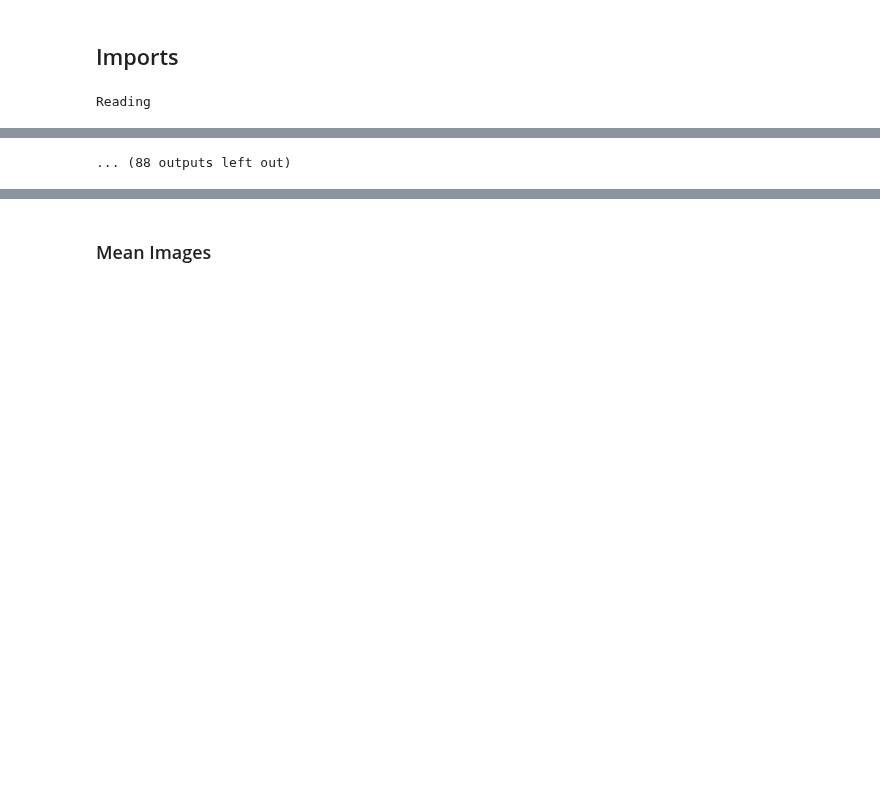
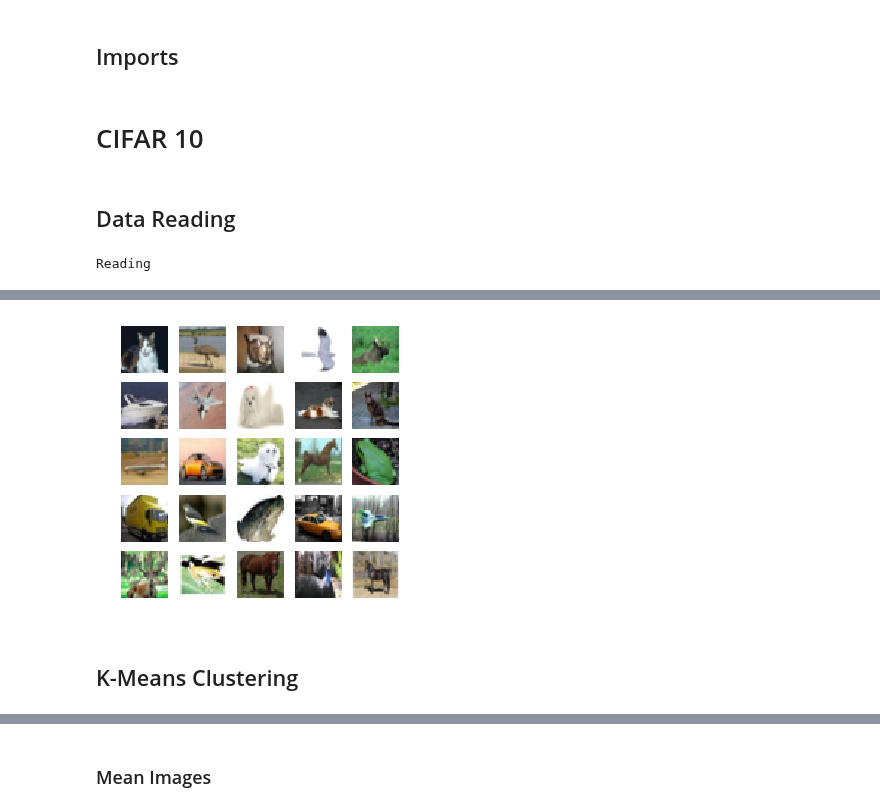
Before and after one commit to ZeyadZanaty/image-clustering, a Jupyter notebook: cifar_image_clustering.ipynb, the cells around one changed output, grey strips where cells are left out. Cells and saved outputs as stored; diff of their text form; code cells hidden in the pictures; blank space fills up the shorter version.

Commit message:
Update cifar notebook

```diff
--- a/cifar_image_clustering.ipynb
+++ b/cifar_image_clustering.ipynb
@@ -45,10 +45,13 @@ from DataReader import DataReader
 from KMeans import KMeans
 import matplotlib.pyplot as plt
 import numpy as np
+# %% [markdown]
+# CIFAR 10
+# %% [markdown]
+## Data Reading
 # %%
 data_reader = DataReader('../cifar-10-batches-py','cifar-10')
 tr_data, tr_class_labels, tr_subclass_labels = data_reader.get_train_data()
-kmeans = KMeans(n_clusters=20,max_iter=200)
-kmeans.fit(tr_data,tr_class_labels)
+data_reader.plot_imgs(tr_data,25,True)
 # %% [output]
 Reading
@@ -66 +58,3 @@ Iteration: 10 Loss: 132473594.53411601 Difference: 293.53062983508033
-... (88 outputs left out)
+[figure, added]
+# %% [markdown]
+## K-Means Clustering
```
Also changed, not shown: parts of 25 cells of this notebook.
